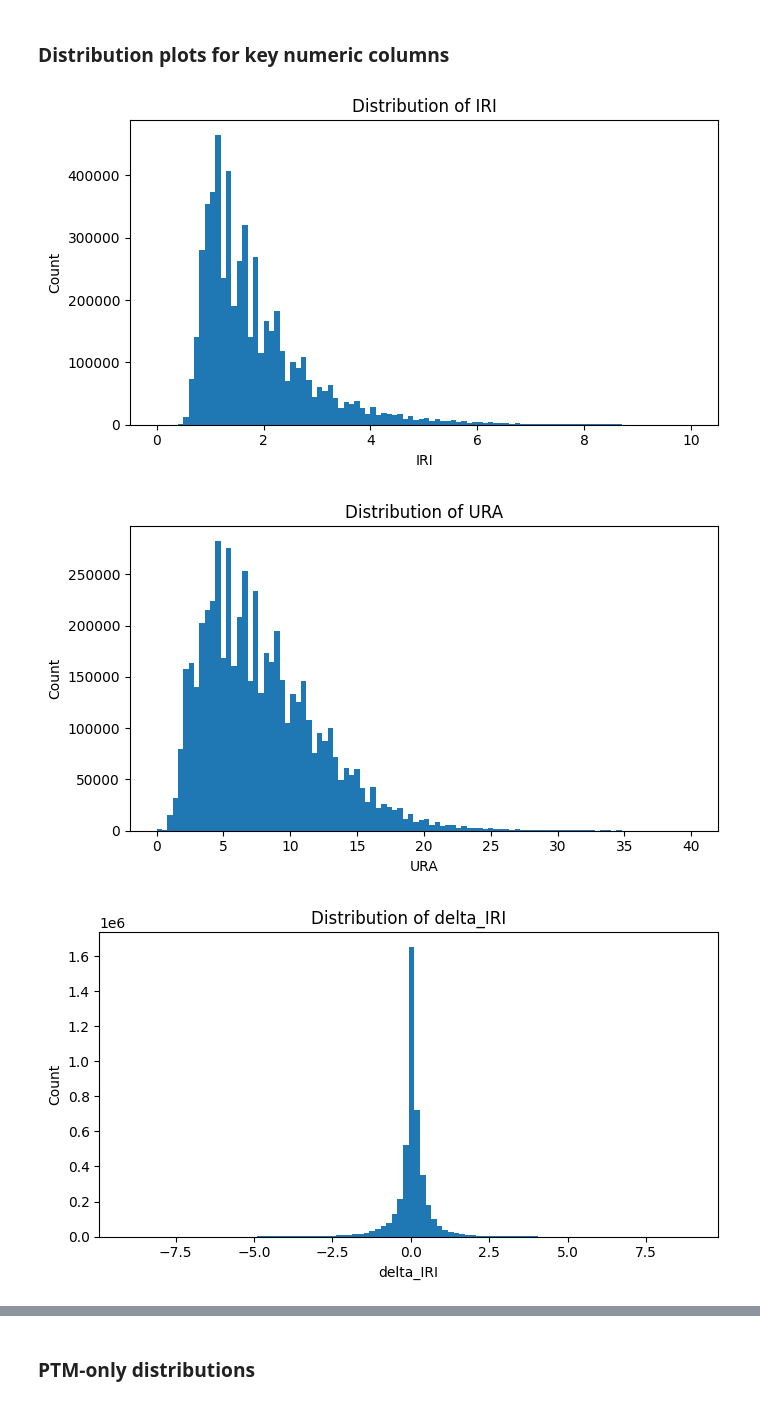
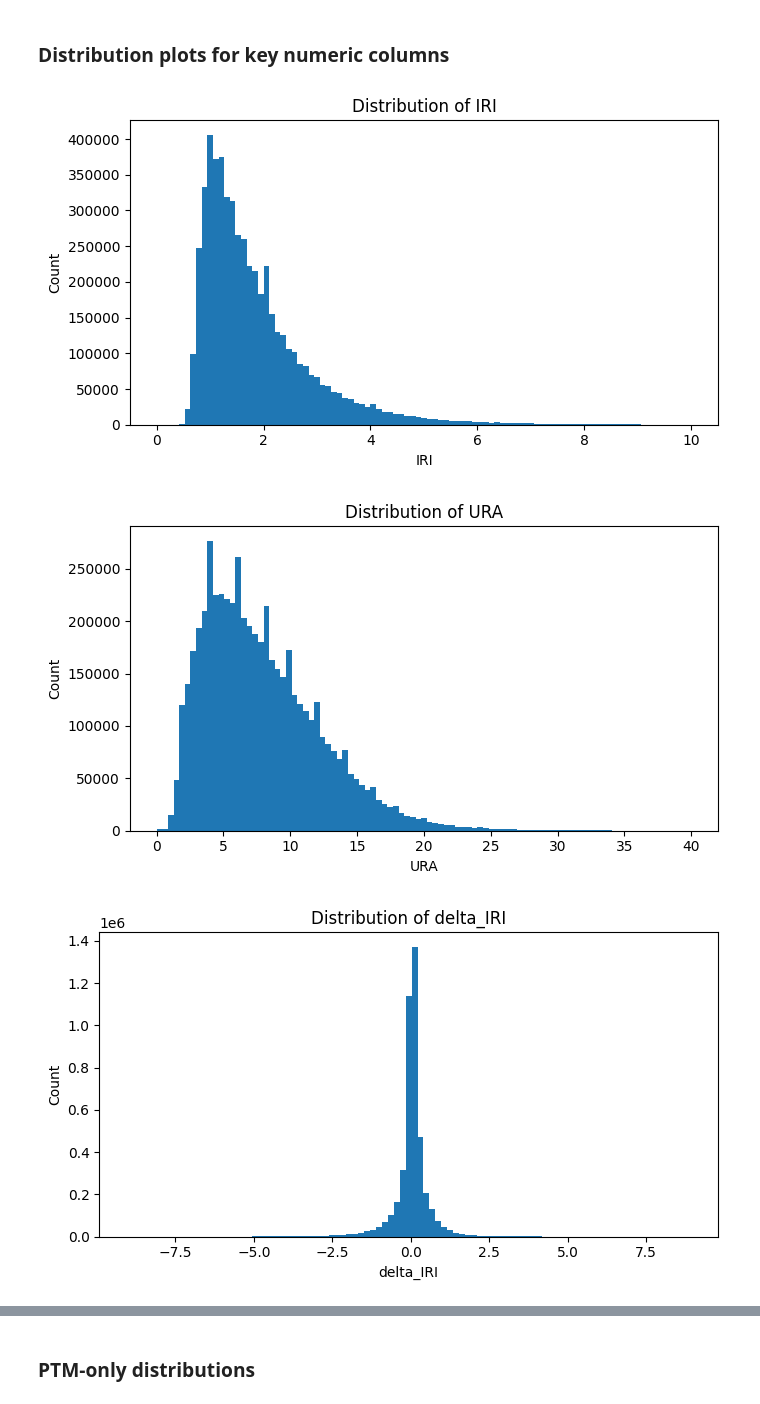
Before and after one commit to LazyHydra/Vayla_projekti, a Jupyter notebook: road_event_dataset_information_v1.ipynb, the cells around one changed output, grey strips where cells are left out. Cells and saved outputs as stored; diff of their text form; code cells hidden in the pictures.

```diff
--- a/road_event_dataset_information_v1.ipynb
+++ b/road_event_dataset_information_v1.ipynb
@@ -364,0 +361,18 @@ Name: count, dtype: Int64
+# %%
+cols = [
+    "Tp_pinta",
+    "Tp_tyomen",
+]
+
+for c in cols:
+    if c in df.columns:
+        print(f"\n=== {c} (case-insensitive) ===")
+
+        display(
+            df[c]
+            .astype(str)        # ensure strings
+            .str.strip()        # remove extra spaces (optional but useful)
+            .str.lower()        # make case-insensitive
+            .value_counts(dropna=False)
+            .head(30)
+        )
@@ -367,31 +419,31 @@ Name: count, dtype: Int64
 # %%
 plot_cols = [
     "IRI", "URA",
     "delta_IRI", "delta_URA",
     "Delta_t_days", "Delta_t_years",
     "days_since_prev_meas", "days_until_next_meas",
     "Pavement_Age_years",
     "tp_count_interval",
     "KVL", "KVL_raskas", "KVL_kaista",
     "Nopeus", "Pituus",
 ]
 
 for c in plot_cols:
     if c not in df.columns:
         continue
 
     s = pd.to_numeric(df[c], errors="coerce").dropna()
     if len(s) == 0:
         continue
 
     plt.figure(figsize=(7, 4))
-    plt.hist(s, bins=100)
+    plt.hist(s, bins=95)
     plt.title(f"Distribution of {c}")
     plt.xlabel(c)
     plt.ylabel("Count")
     plt.tight_layout()
     plt.show()
 # %% [output]
-[figure, old version]
+[figure, new version]
-[figure, old version]
+[figure, new version]
-[figure, old version]
+[figure, new version]
```
Also changed, not shown: parts of 10 cells of this notebook, 11 other files.
